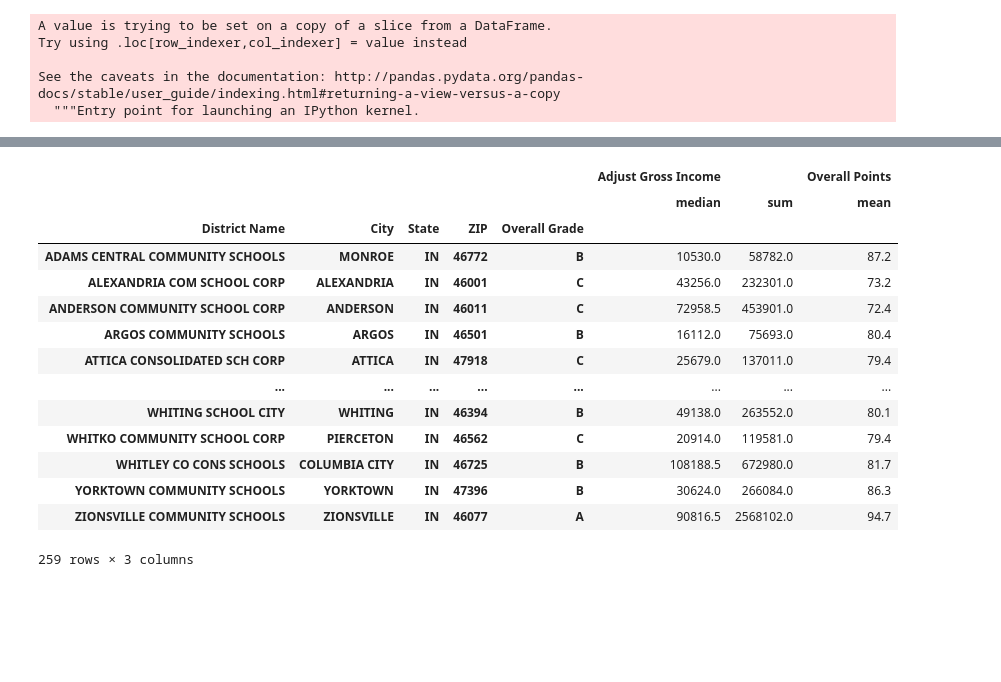
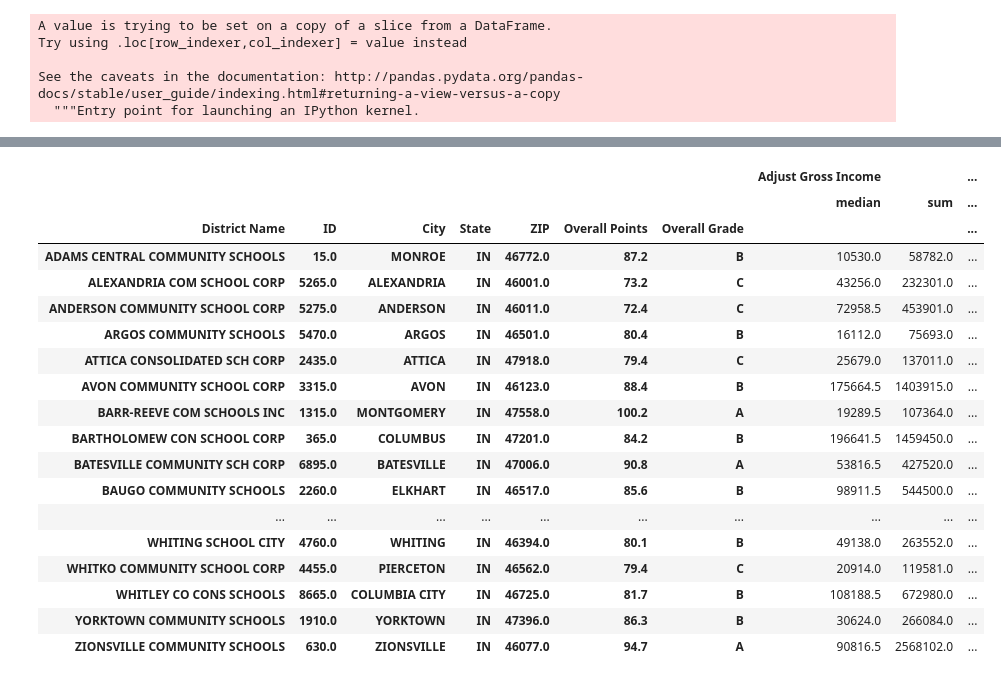
Before and after one commit to emmaolof/Does-Higher-Median-Income-Mean-Higher-Test-Scores-, a Jupyter notebook: Group Project Brent.ipynb, the cells around one changed output, grey strips where cells are left out. Drawn from its saved outputs; the diff is of its cells as text; code cells hidden in the pictures; blank space fills up the shorter version.

```diff
--- a/Group Project Brent.ipynb
+++ b/Group Project Brent.ipynb
@@ -36,3 +68,2 @@ school_complete
 # %%
-school_income_complete = pd.merge(school_complete, income_data, how="left", on=["ZIP", "ZIP"])
-school_income_complete
+school_district_complete = pd.merge(income_data, school_complete, how="left", on=["ZIP", "ZIP"])
@@ -69,5 +129,5 @@ school_income_complete
 # %%
-school_district = school_income_complete.dropna()
+school_district = school_district_complete.dropna()
 # %%
 school_district.dtypes
 # %% [output]
@@ -167,24 +247,28 @@ school_district.groupby('ID').mean()[['Overall Points', 'Adjust Gross Income']]
 # %%
-table = pd.pivot_table(school_district, values=['Overall Points', 'Adjust Gross Income'], index=['District Name', 'City', 'State', 'ZIP', 'Overall Grade'],
-                      aggfunc={'Overall Points': np.mean,
-
-                               'Adjust Gross Income': [np.median, np.sum]})
+school_table = pd.pivot_table(school_district, values=['Number of returns', 'Adjust Gross Income'], index=['District Name','ID', 'City', 'State','ZIP', 'Overall Points', 'Overall Grade'],
+                      aggfunc={
+                                'Number of returns': np.sum,
+                               'Adjust Gross Income': [np.sum, np.median]})
 
 
-table
+school_table
 # %% [output]
-|  |  |  |  |  | Adjust Gross Income |  | Overall Points |
-|  |  |  |  |  | median | sum | mean |
-| District Name | City | State | ZIP | Overall Grade |  |  |  |
-| ADAMS CENTRAL COMMUNITY SCHOOLS | MONROE | IN | 46772 | B | 10530.0 | 58782.0 | 87.2 |
-| ALEXANDRIA COM SCHOOL CORP | ALEXANDRIA | IN | 46001 | C | 43256.0 | 232301.0 | 73.2 |
-| ANDERSON COMMUNITY SCHOOL CORP | ANDERSON | IN | 46011 | C | 72958.5 | 453901.0 | 72.4 |
-| ARGOS COMMUNITY SCHOOLS | ARGOS | IN | 46501 | B | 16112.0 | 75693.0 | 80.4 |
-| ATTICA CONSOLIDATED SCH CORP | ATTICA | IN | 47918 | C | 25679.0 | 137011.0 | 79.4 |
-| ... | ... | ... | ... | ... | ... | ... | ... |
-| WHITING SCHOOL CITY | WHITING | IN | 46394 | B | 49138.0 | 263552.0 | 80.1 |
-| WHITKO COMMUNITY SCHOOL CORP | PIERCETON | IN | 46562 | C | 20914.0 | 119581.0 | 79.4 |
-| WHITLEY CO CONS SCHOOLS | COLUMBIA CITY | IN | 46725 | B | 108188.5 | 672980.0 | 81.7 |
-| YORKTOWN COMMUNITY SCHOOLS | YORKTOWN | IN | 47396 | B | 30624.0 | 266084.0 | 86.3 |
-| ZIONSVILLE COMMUNITY SCHOOLS | ZIONSVILLE | IN | 46077 | A | 90816.5 | 2568102.0 | 94.7 |
+|  |  |  |  |  |  |  | Adjust Gross Income |  | ... |
+|  |  |  |  |  |  |  | median | sum | ... |
+| District Name | ID | City | State | ZIP | Overall Points | Overall Grade |  |  | ... |
+| ADAMS CENTRAL COMMUNITY SCHOOLS | 15.0 | MONROE | IN | 46772.0 | 87.2 | B | 10530.0 | 58782.0 | ... |
+| ALEXANDRIA COM SCHOOL CORP | 5265.0 | ALEXANDRIA | IN | 46001.0 | 73.2 | C | 43256.0 | 232301.0 | ... |
+| ANDERSON COMMUNITY SCHOOL CORP | 5275.0 | ANDERSON | IN | 46011.0 | 72.4 | C | 72958.5 | 453901.0 | ... |
+| ARGOS COMMUNITY SCHOOLS | 5470.0 | ARGOS | IN | 46501.0 | 80.4 | B | 16112.0 | 75693.0 | ... |
+| ATTICA CONSOLIDATED SCH CORP | 2435.0 | ATTICA | IN | 47918.0 | 79.4 | C | 25679.0 | 137011.0 | ... |
+| AVON COMMUNITY SCHOOL CORP | 3315.0 | AVON | IN | 46123.0 | 88.4 | B | 175664.5 | 1403915.0 | ... |
+| BARR-REEVE COM SCHOOLS INC | 1315.0 | MONTGOMERY | IN | 47558.0 | 100.2 | A | 19289.5 | 107364.0 | ... |
+| BARTHOLOMEW CON SCHOOL CORP | 365.0 | COLUMBUS | IN | 47201.0 | 84.2 | B | 196641.5 | 1459450.0 | ... |
+| BATESVILLE COMMUNITY SCH CORP | 6895.0 | BATESVILLE | IN | 47006.0 | 90.8 | A | 53816.5 | 427520.0 | ... |
+| BAUGO COMMUNITY SCHOOLS | 2260.0 | ELKHART | IN | 46517.0 | 85.6 | B | 98911.5 | 544500.0 | ... |
+| ... | ... | ... | ... | ... | ... | ... | ... | ... | ... |
+| WHITING SCHOOL CITY | 4760.0 | WHITING | IN | 46394.0 | 80.1 | B | 49138.0 | 263552.0 | ... |
+| WHITKO COMMUNITY SCHOOL CORP | 4455.0 | PIERCETON | IN | 46562.0 | 79.4 | C | 20914.0 | 119581.0 | ... |
+| WHITLEY CO CONS SCHOOLS | 8665.0 | COLUMBIA CITY | IN | 46725.0 | 81.7 | B | 108188.5 | 672980.0 | ... |
+| YORKTOWN COMMUNITY SCHOOLS | 1910.0 | YORKTOWN | IN | 47396.0 | 86.3 | B | 30624.0 | 266084.0 | ... |
+| ZIONSVILLE COMMUNITY SCHOOLS | 630.0 | ZIONSVILLE | IN | 46077.0 | 94.7 | A | 90816.5 | 2568102.0 | ... |
-259 rows × 3 columns
```
Also changed, not shown: parts of 18 cells of this notebook, 2 other files.
